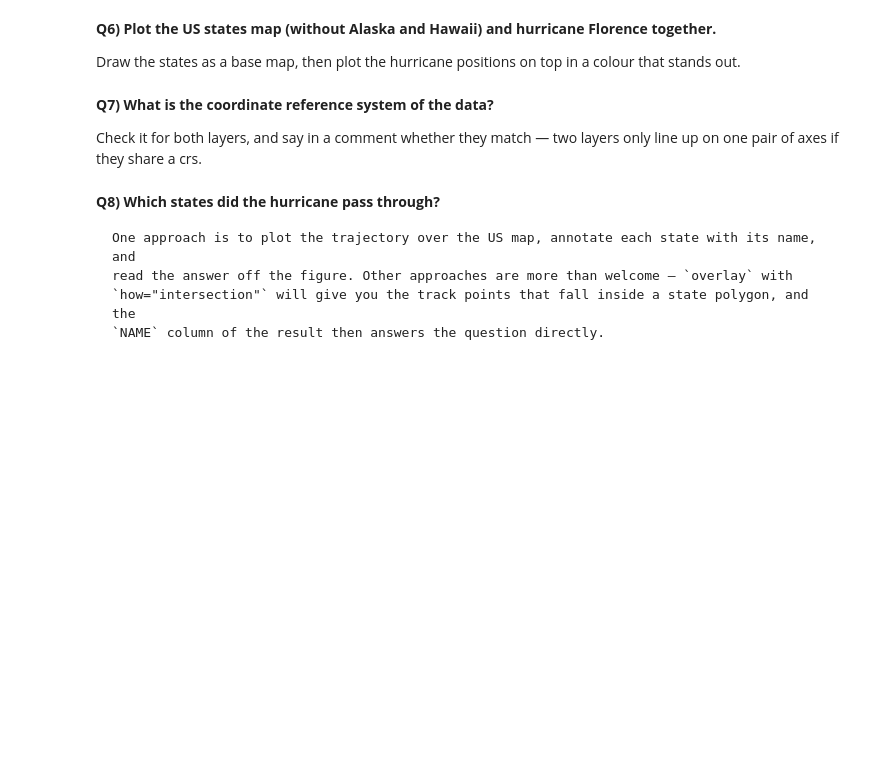
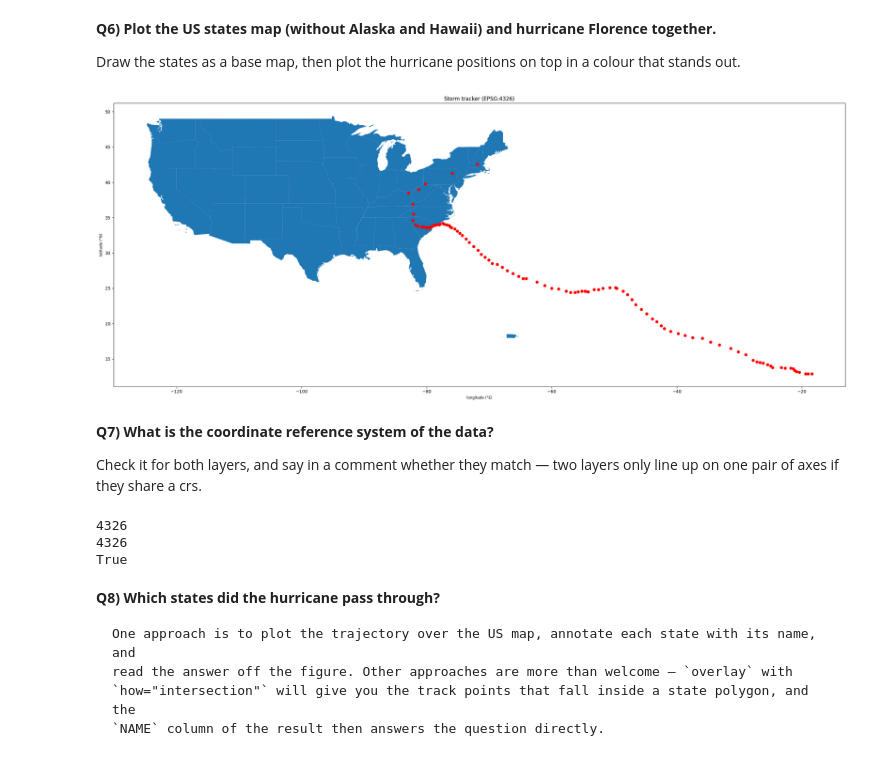
Before and after one commit to nikolaicarrion/2026_Intro_Python, a Jupyter notebook: 1.6-geospatial-vector-data-environmental-exercises.ipynb, the cells around one changed output. Saved outputs shown, nothing was run; the diff lists cells and outputs as text; code cells hidden in the pictures; blank space fills up the shorter version.

```diff
--- a/1.6-geospatial-vector-data-environmental-exercises.ipynb
+++ b/1.6-geospatial-vector-data-environmental-exercises.ipynb
@@ -108,3 +152,11 @@ Build the geometry column from the `Long` and `Lat` columns with
 and call the result `gdf_florence`. Then look at its first few rows.
 # %%
 # Create a geodataframe from the hurricane florence dataframe
+
+gdf_florence = gpd.GeoDataFrame(
+    florence,
+    geometry=gpd.points_from_xy(florence["Long"], florence["Lat"]),
+    crs="EPSG:4326",
+)
+
+gdf_florence.head()
@@ -115,6 +174,17 @@ Draw the states as a base map, then plot the hurricane positions on top in a col
 out.
 # %%
 # Plot to see the hurricane overlay the US map, with the hurricane position on top
+
+fig, ax = plt.subplots(figsize=(30,20))
+
+country_2.plot(ax=ax)
+gdf_florence.plot(ax=ax, c = "r")
+ax.set_xlabel("longitude (°E)")
+ax.set_ylabel("latitude (°N)")
+ax.set_title("Storm tracker (EPSG:4326)")
+plt.show()
+# %% [output]
+[figure, added]
 # %% [markdown]
 **Q7) What is the coordinate reference system of the data?**
 
@@ -122,6 +192,15 @@ Check it for both layers, and say in a comment whether they match — two layers
 one pair of axes if they share a crs.
 # %%
 # Check the coordinate reference system of the data
+
+print(country_2.crs.to_epsg())
+print(gdf_florence.crs.to_epsg())
+
+print(country_2.crs.to_epsg() == gdf_florence.crs.to_epsg())
+# %% [output]
+4326
+4326
+True
 # %% [markdown]
 **Q8) Which states did the hurricane pass through?**
 
```
Also changed, not shown: parts of 8 cells of this notebook.
